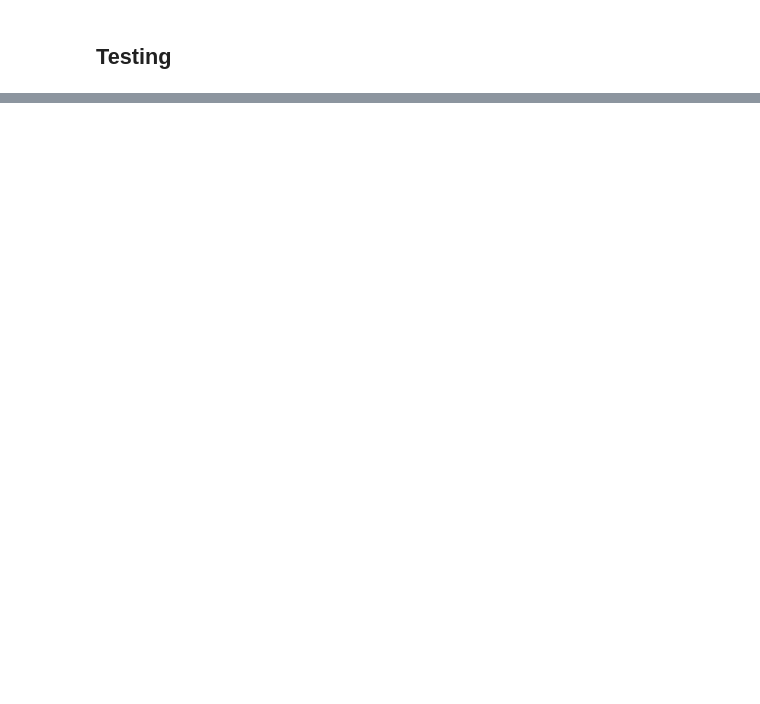
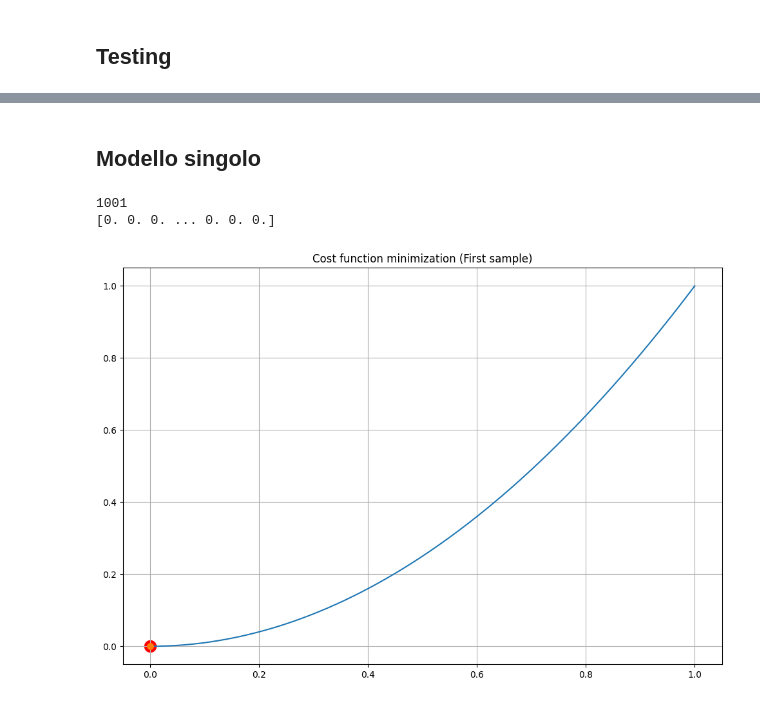
Before and after one commit to Finardi-FS/Neural-Shrimps, a Jupyter notebook: Neural_Network/NN-ex_01.ipynb, the cells around one changed output, grey strips where cells are left out. Saved outputs shown, nothing was run; the diff lists cells and outputs as text; code cells hidden in the pictures; blank space fills up the shorter version.

```diff
--- a/Neural_Network/NN-ex_01.ipynb
+++ b/Neural_Network/NN-ex_01.ipynb
@@ -174,0 +548,50 @@ Output corretto :  1 , Predetto :  0.9963318412739942
+# %% [markdown]
+## Modello singolo
+# %%
+# initial parameters
+
+if flag_my_init_pars:
+    weights          = 2 * np.random.rand(len(data_int[0])) - 1                # crea una matrice 1x3 con numeri casuali tra -1 e 1
+    correct_outputs  = labels_int
+    epoch            = 1000
+    f_inputs         = data_int
+# %%
+# Allena il modello in base all'epoca scelta
+if flag_training:
+    container_w = np.array([weights])
+    for e in range(epoch):
+        weights = SGD_method(weights, f_inputs, correct_outputs)
+        container_w = np.vstack((container_w, weights))
+    # Salva modello
+    Trained_Network = {
+        "Weight"         : weights,
+        "correct_Output" : correct_outputs.T,
+        "epoch"          : [[epoch]],
+        "input"          : f_inputs
+    }
+# %%
+if flag_training:
+    def cost_func(x, x0):
+        return (x - x0)**2
+
+    x = np.linspace(0, 1, 1000)
+    x0 = 0
+
+    plt.figure(figsize=(12,8))
+
+    plt.grid()
+    plt.plot(x, cost_func(x, x0))
+    #print(len(f_inputs[0]))
+    print(len(container_w @ f_inputs[0]))
+    P = Sigmoid(container_w @ f_inputs[0])
+    print(P)
+    #P = np.tanh(container_w @ f_inputs[0])
+    E = np.ones(len(P)) * correct_outputs[0]
+    plt.scatter(E[0],0, color='red', linewidth=8)
+    plt.plot(P, cost_func(P, E), marker = 'o')
+    plt.title('Cost function minimization (First sample)')
+    plt.show()
+# %% [output]
+1001
+[0. 0. 0. ... 0. 0. 0.]
+[figure, added]
```
Also changed, not shown: parts of 27 cells of this notebook, 4 other files.
